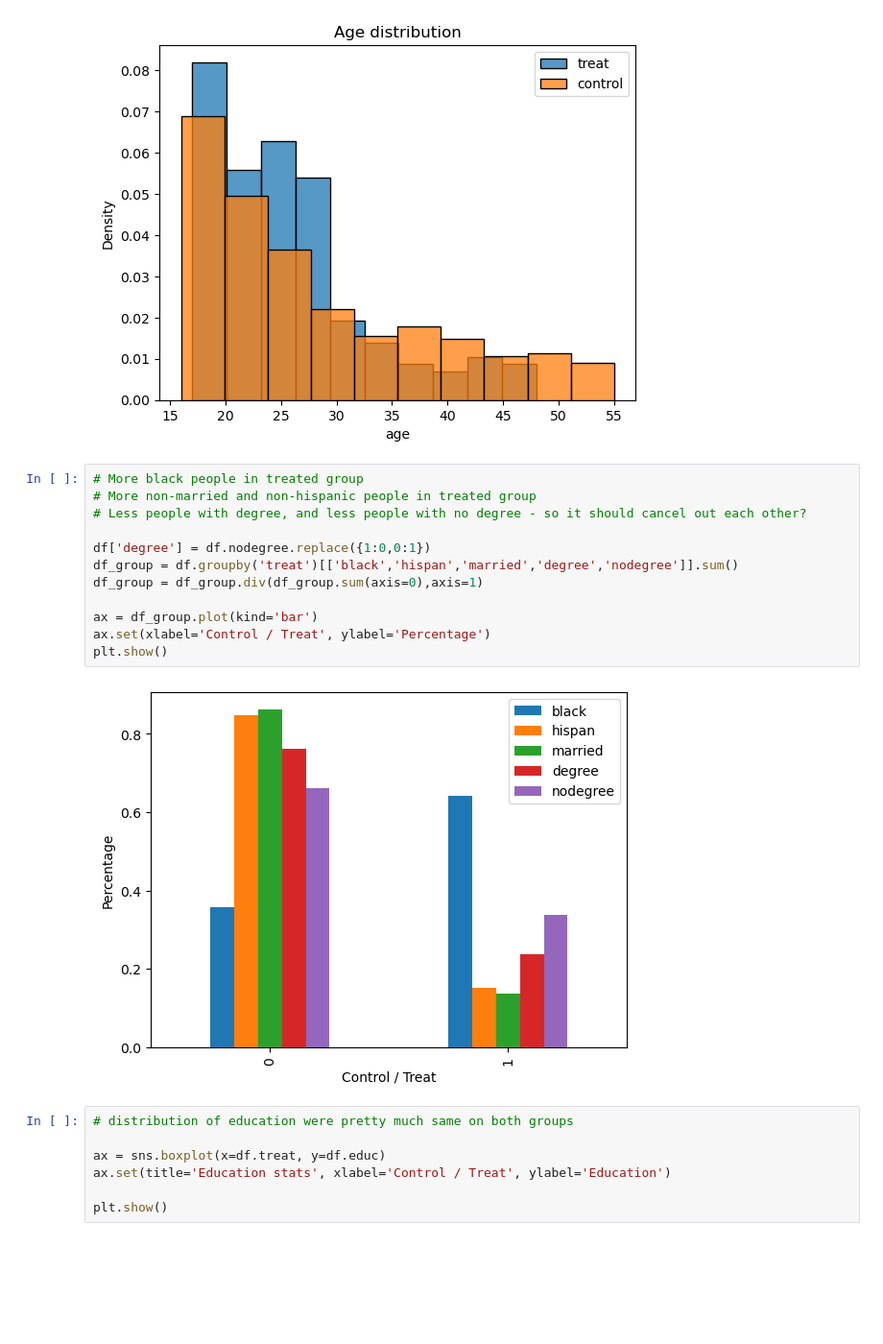
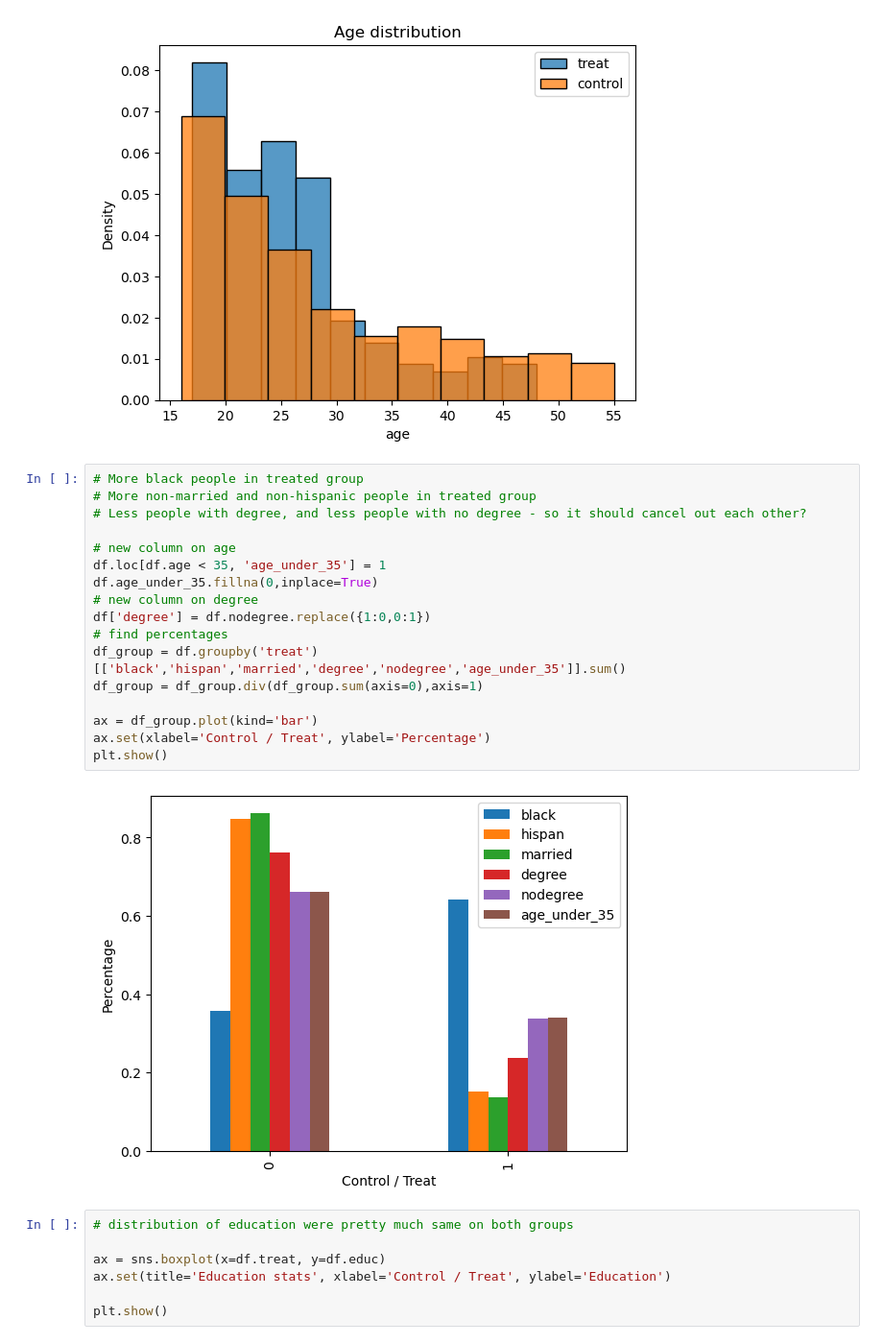
Before and after one commit to Jakhongir0103/epfl-ada, a Jupyter notebook: Exercises/05 - Causal analysis of observational data/Observational studies exercise.ipynb, the cells around one changed output. Shown at 96% size. Drawn from its saved outputs; the diff is of its cells as text; blank space fills up the shorter version.

```diff
--- a/Exercises/05 - Causal analysis of observational data/Observational studies exercise.ipynb
+++ b/Exercises/05 - Causal analysis of observational data/Observational studies exercise.ipynb
@@ -117,17 +117,22 @@ plt.show()
 # %%
 # More black people in treated group
 # More non-married and non-hispanic people in treated group
 # Less people with degree, and less people with no degree - so it should cancel out each other?
 
+# new column on age
+df.loc[df.age < 35, 'age_under_35'] = 1
+df.age_under_35.fillna(0,inplace=True)
+# new column on degree
 df['degree'] = df.nodegree.replace({1:0,0:1})
-df_group = df.groupby('treat')[['black','hispan','married','degree','nodegree']].sum()
+# find percentages
+df_group = df.groupby('treat')[['black','hispan','married','degree','nodegree','age_under_35']].sum()
 df_group = df_group.div(df_group.sum(axis=0),axis=1)
 
 ax = df_group.plot(kind='bar')
 ax.set(xlabel='Control / Treat', ylabel='Percentage')
 plt.show()
 # %% [output]
-[figure, old version]
+[figure, new version]
 # %%
 # distribution of education were pretty much same on both groups
 
```
Also changed, not shown: parts of 38 cells of this notebook.
